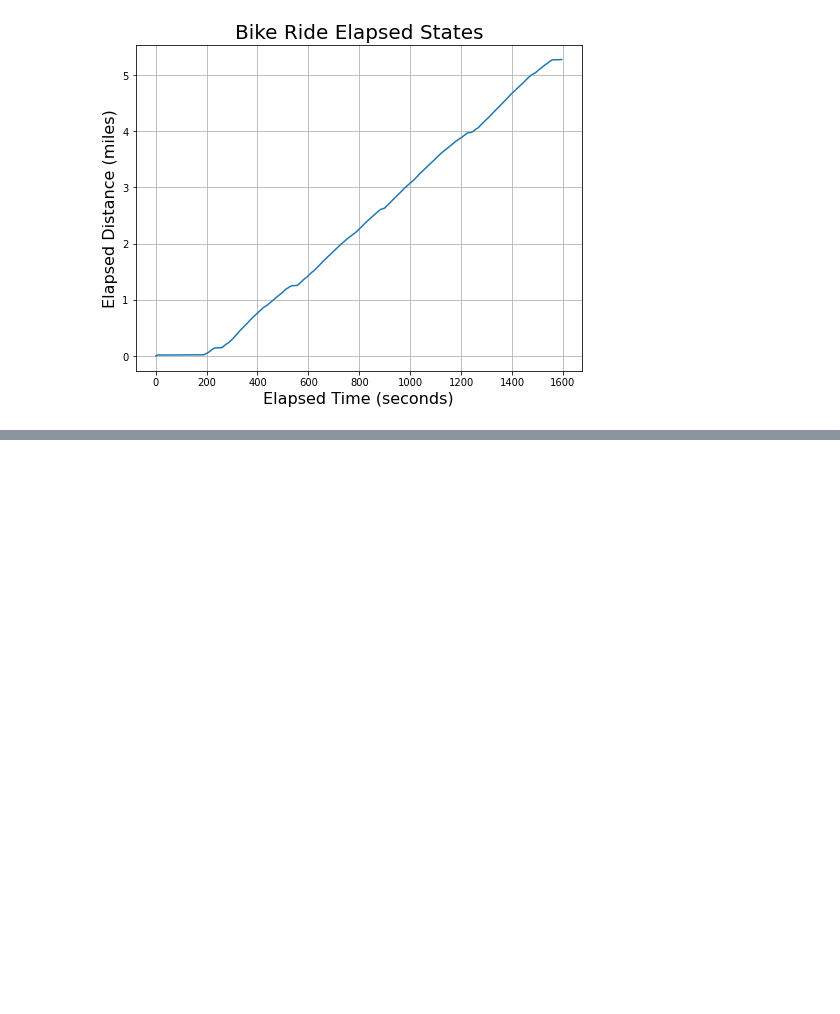
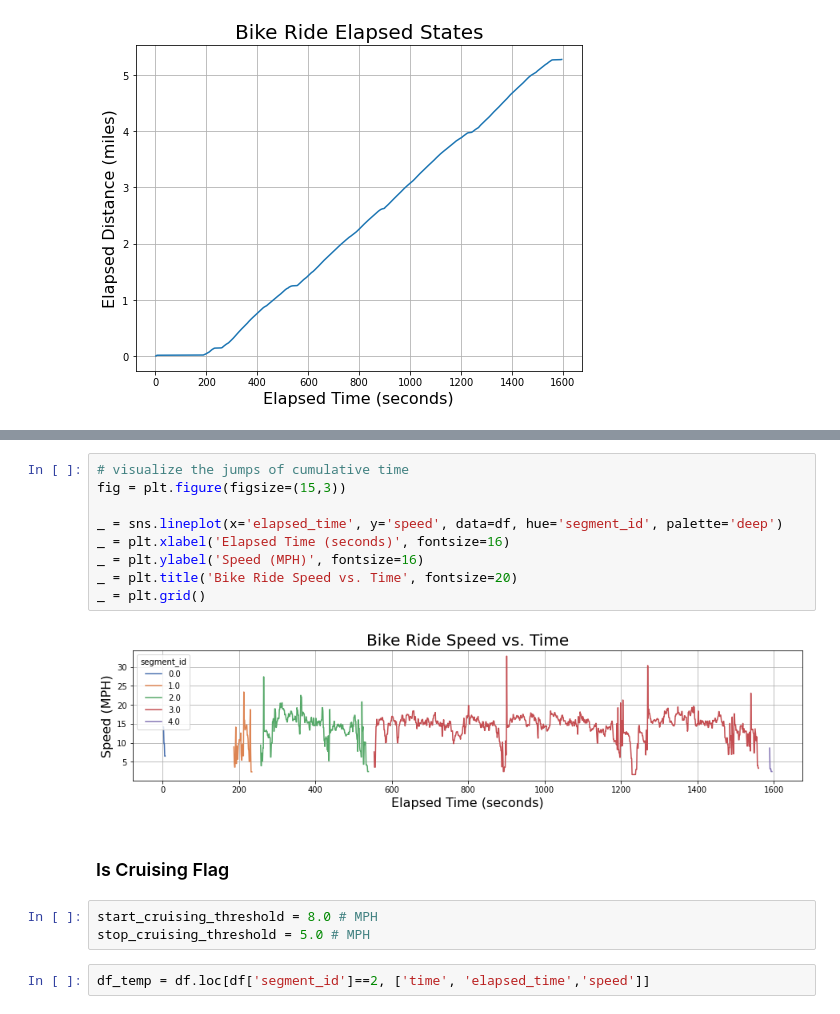
Before and after one commit to ericbauer55/strava-fitness, a Jupyter notebook: src/notebooks/3. Prototype Basic Enrichments.ipynb, the cells around one changed output, grey strips where cells are left out. Cells and saved outputs as stored; diff of their text form; blank space fills up the shorter version.

Commit message:
starting the is_cruising prototype

```diff
--- a/src/notebooks/3. Prototype Basic Enrichments.ipynb
+++ b/src/notebooks/3. Prototype Basic Enrichments.ipynb
@@ -93,0 +152,18 @@ df.head(2)
+# %%
+# visualize the jumps of cumulative time
+fig = plt.figure(figsize=(15,3))
+
+_ = sns.lineplot(x='elapsed_time', y='speed', data=df, hue='segment_id', palette='deep')
+_ = plt.xlabel('Elapsed Time (seconds)', fontsize=16)
+_ = plt.ylabel('Speed (MPH)', fontsize=16)
+_ = plt.title('Bike Ride Speed vs. Time', fontsize=20)
+_ = plt.grid()
+# %% [output]
+[figure, added]
+# %% [markdown]
+### Is Cruising Flag
+# %%
+start_cruising_threshold = 8.0 # MPH
+stop_cruising_threshold = 5.0 # MPH
+# %%
+df_temp = df.loc[df['segment_id']==2, ['time', 'elapsed_time','speed']]
```
Also changed, not shown: parts of 23 cells of this notebook.
